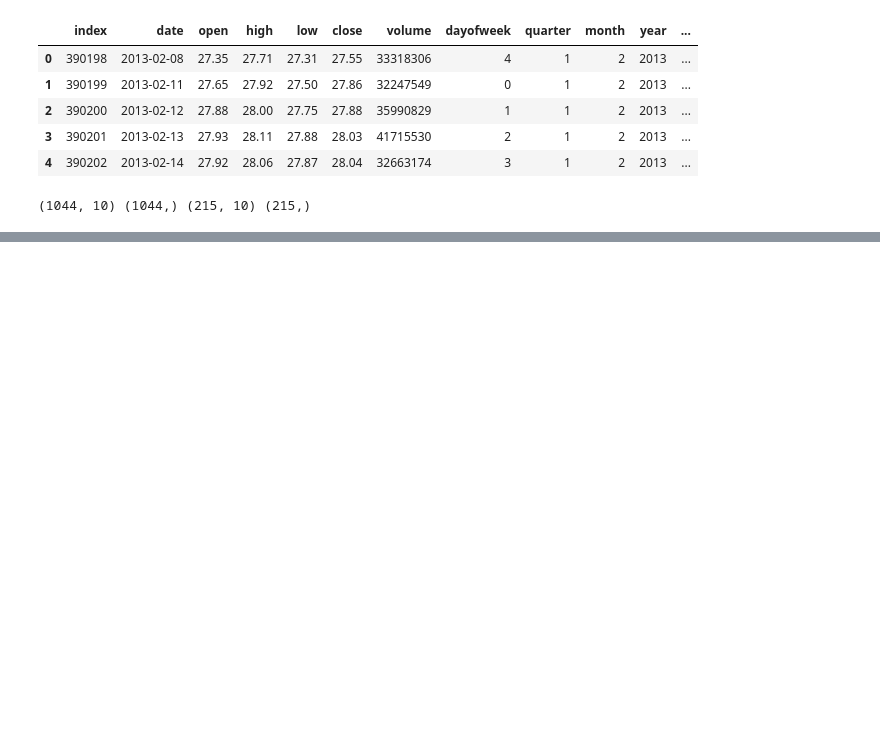
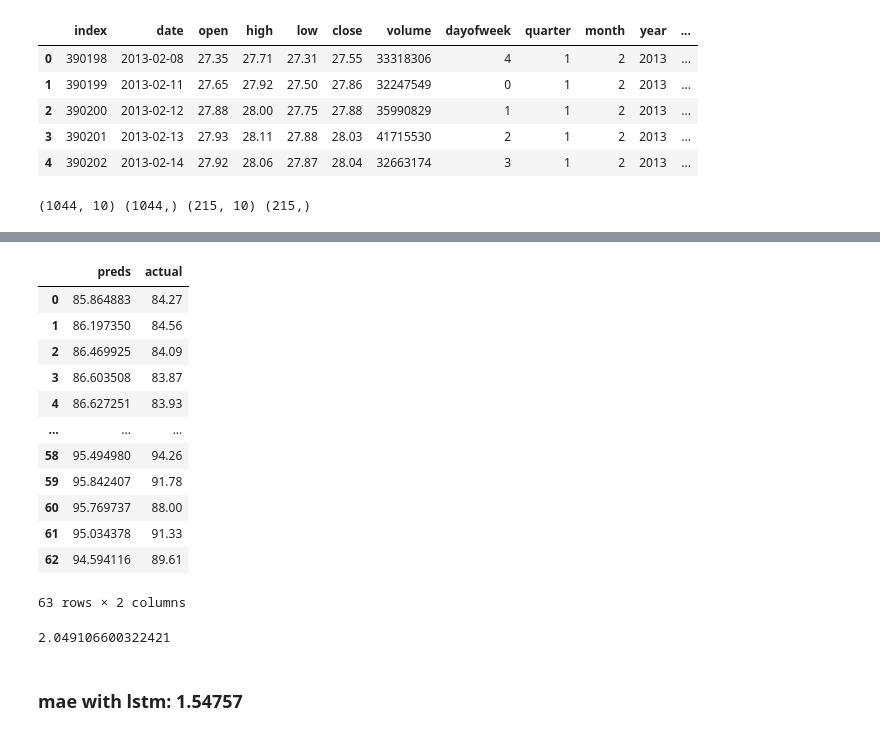
Before and after one commit to sam-ry/timeseries-ms-stocks, a Jupyter notebook: timeseries-ms-stock-prediction.ipynb, the cells around one changed output, grey strips where cells are left out. Cells and saved outputs as stored; diff of their text form; code cells hidden in the pictures; blank space fills up the shorter version.

```diff
--- a/timeseries-ms-stock-prediction.ipynb
+++ b/timeseries-ms-stock-prediction.ipynb
@@ -148,0 +250,14 @@ mae
+# %%
+from tensorflow.keras.models import Sequential
+from tensorflow.keras.layers import LSTM, Dense, Dropout
+
+# Define the model using Sequential and a list of layers
+model = Sequential([
+    LSTM(64, return_sequences=True, input_shape=(xtrain.shape[1], 1)),
+    LSTM(64, return_sequences=False),
+    Dense(128, activation="relu"),
+    Dropout(0.5),
+    Dense(1)
+])
+
+model.summary
@@ -148,0 +271,9 @@ mae
+# %%
+from tensorflow.keras.metrics import RootMeanSquaredError
+
+# Compile the model
+model.compile(optimizer='adam', loss='mean_squared_error',
+             metrics=[RootMeanSquaredError()])
+
+# Fit the model
+model.fit(xtrain, ytrain, epochs=20, batch_size=32, verbose=1)
@@ -148,0 +299,12 @@ mae
+# %%
+test_data = scaleddata[tlen - 60:]
+xtest, ytest = [], dataset[tlen:]
+
+for i in range(60, len(test_data)):
+    xtest.append(test_data[i-60:i, 0])
+
+xtest = np.array(xtest)
+xtest = np.reshape(xtest, (xtest.shape[0],xtest.shape[1],1 ))
+# %%
+predictions = model.predict(xtest)
+predictions = scaler.inverse_transform(predictions)
@@ -148,0 +313,26 @@ mae
+# %%
+predictions.shape
+ytest.shape
+newpred = pd.DataFrame(data={'preds': predictions.flatten(), 'actual': ytest.flatten()})
+newpred
+# %% [output]
+|  | preds | actual |
+| 0 | 85.864883 | 84.27 |
+| 1 | 86.197350 | 84.56 |
+| 2 | 86.469925 | 84.09 |
+| 3 | 86.603508 | 83.87 |
+| 4 | 86.627251 | 83.93 |
+| ... | ... | ... |
+| 58 | 95.494980 | 94.26 |
+| 59 | 95.842407 | 91.78 |
+| 60 | 95.769737 | 88.00 |
+| 61 | 95.034378 | 91.33 |
+| 62 | 94.594116 | 89.61 |
+63 rows × 2 columns
+# %%
+mae_lstm = mean_absolute_error(newpred.preds, newpred.actual)
+mae_lstm
+# %% [output]
+2.049106600322421
+# %% [markdown]
+### mae with lstm: 1.54757
```
Also changed, not shown: parts of 16 cells of this notebook.
